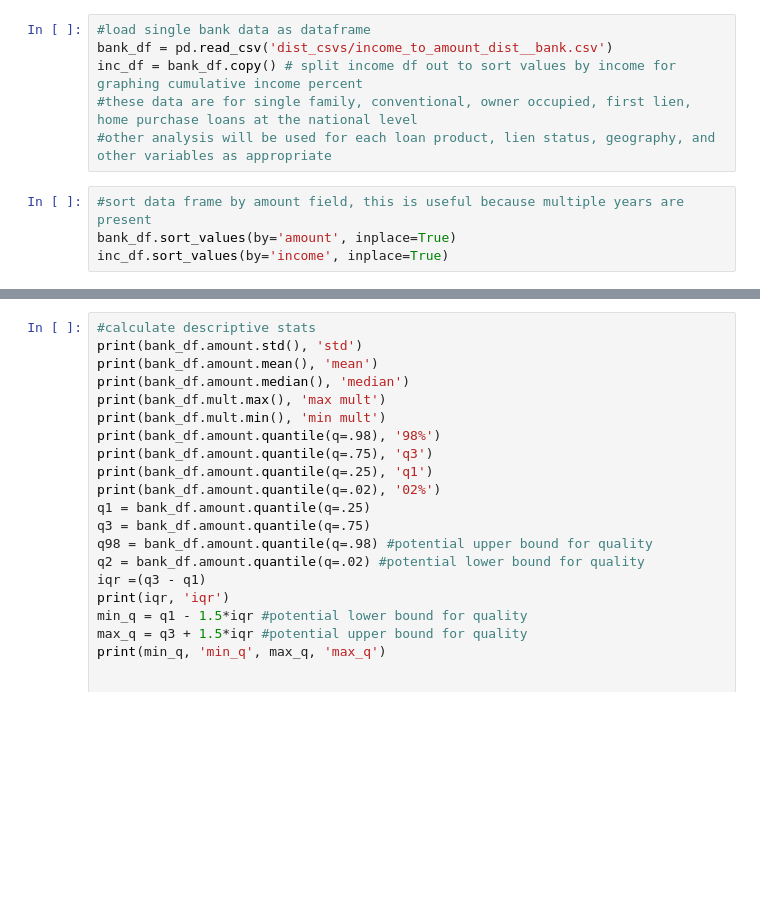
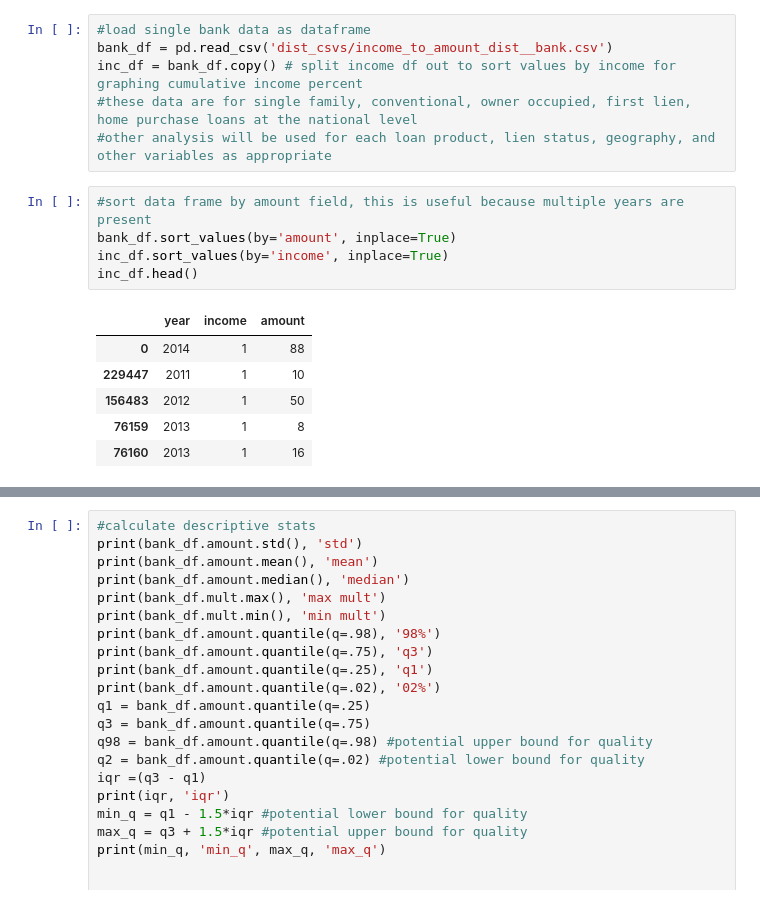
Before and after one commit to Kibrael/Edits, a Jupyter notebook: single_bank_viz.ipynb, the cells around one changed output, grey strips where cells are left out. Cells and saved outputs as stored; diff of their text form; blank space fills up the shorter version.

```diff
--- a/single_bank_viz.ipynb
+++ b/single_bank_viz.ipynb
@@ -47,7 +47,15 @@ inc_df = bank_df.copy() # split income df out to sort values by income for graph
 # %%
 #sort data frame by amount field, this is useful because multiple years are present
 bank_df.sort_values(by='amount', inplace=True)
 inc_df.sort_values(by='income', inplace=True)
+inc_df.head()
+# %% [output]
+|  | year | income | amount |
+| 0 | 2014 | 1 | 88 |
+| 229447 | 2011 | 1 | 10 |
+| 156483 | 2012 | 1 | 50 |
+| 76159 | 2013 | 1 | 8 |
+| 76160 | 2013 | 1 | 16 |
 # %%
 bank_df = bank_df[bank_df.year == 2014].copy() #select single year
 bank_df.income = bank_df.income.map(int) #convert data to numeric
```
Also changed, not shown: parts of 7 cells of this notebook.
